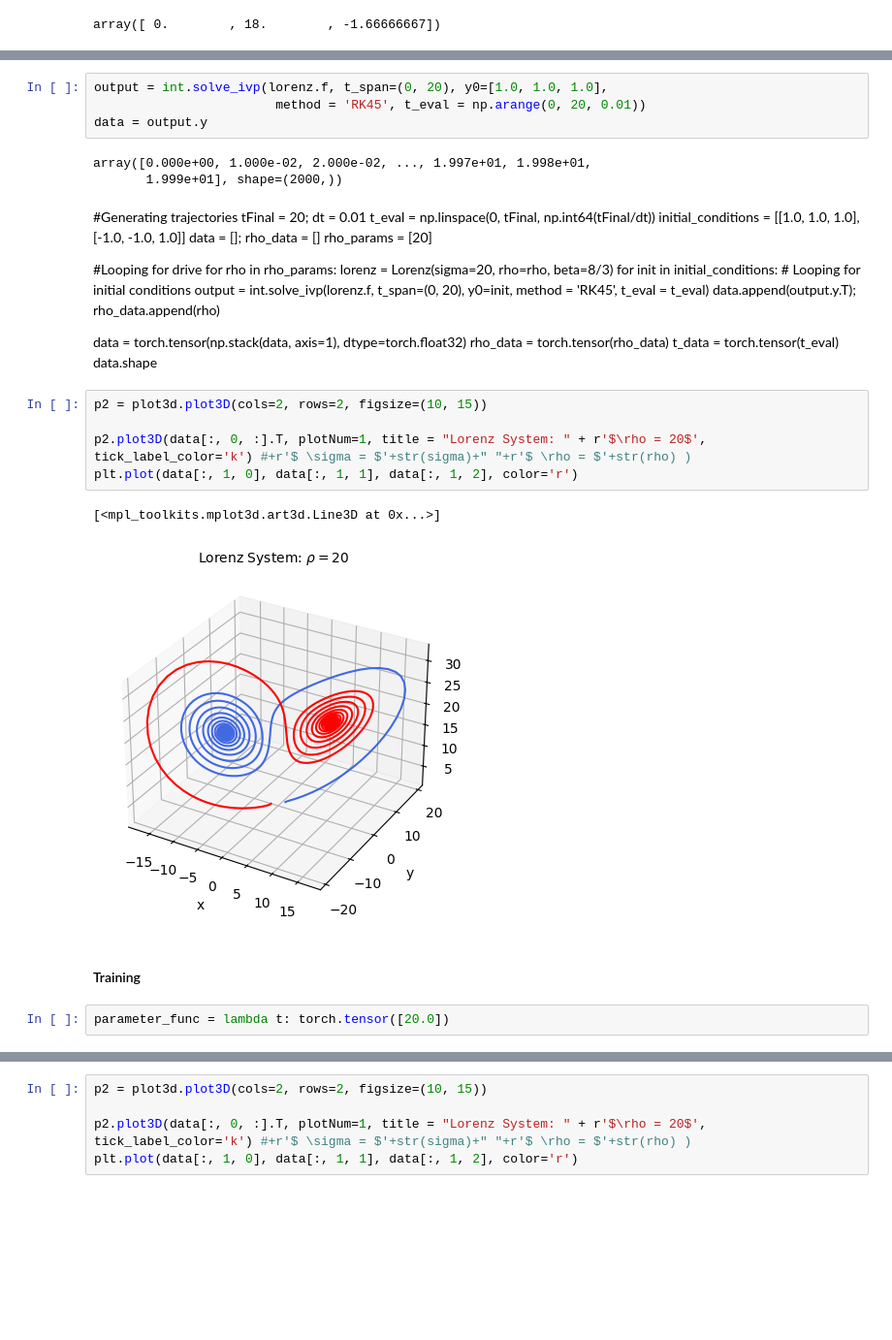
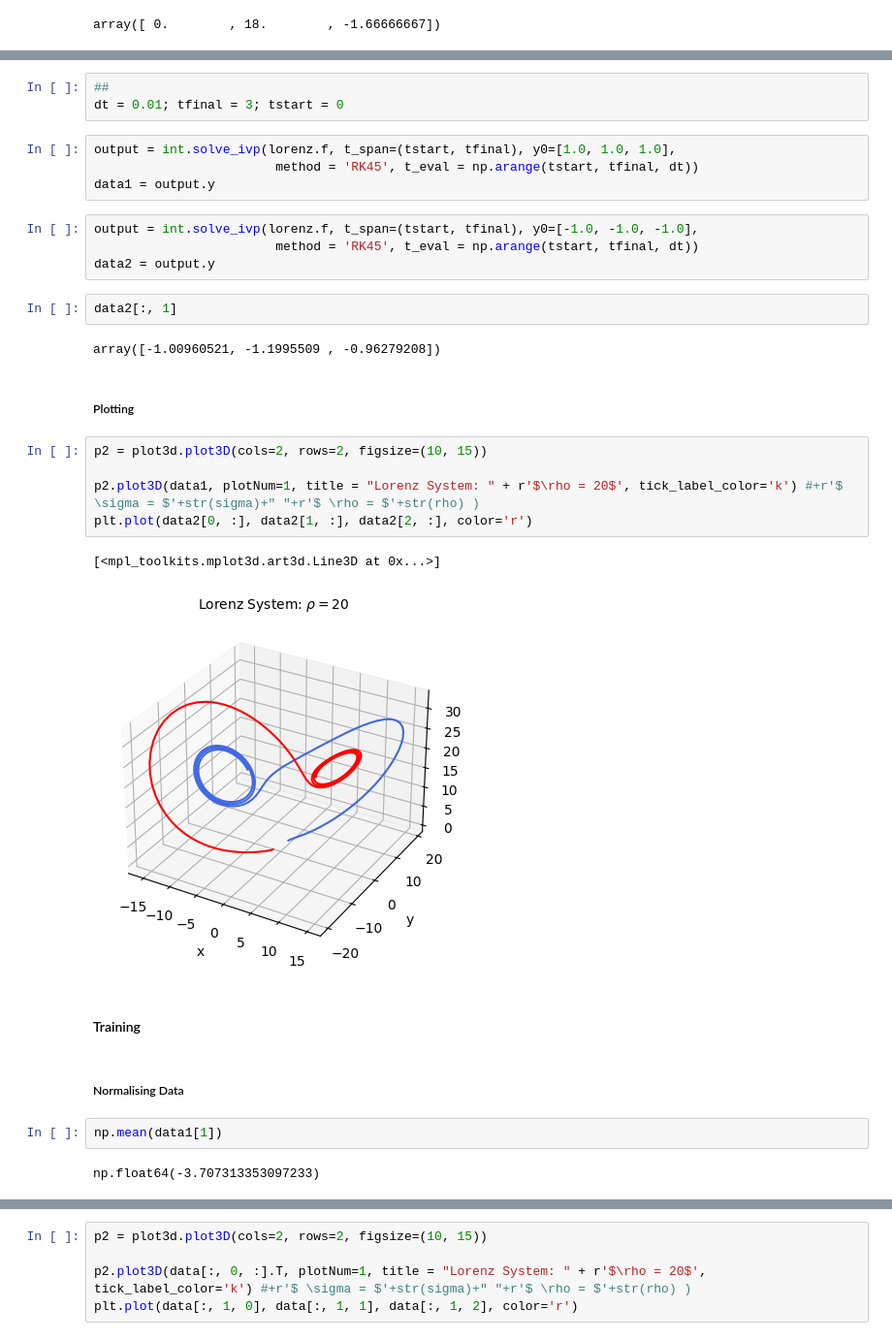
Before and after one commit to JPROSS18/JackRoss-PhD-Notes, a Jupyter notebook: Lorenz_Neural_ODE.ipynb, the cells around one changed output, grey strips where cells are left out. Shown: that part at 97% size. Saved outputs shown, nothing was run; the diff lists cells and outputs as text; blank space fills up the shorter version.

```diff
--- a/Lorenz_Neural_ODE.ipynb
+++ b/Lorenz_Neural_ODE.ipynb
@@ -122,39 +119,33 @@ array([ 0.        , 18.        , -1.66666667])
+# %%
+##
+dt = 0.01; tfinal = 3; tstart = 0
 # %%
-output = int.solve_ivp(lorenz.f, t_span=(0, 20), y0=[1.0, 1.0, 1.0],
-                        method = 'RK45', t_eval = np.arange(0, 20, 0.01))
-data = output.y
+output = int.solve_ivp(lorenz.f, t_span=(tstart, tfinal), y0=[1.0, 1.0, 1.0],
+                        method = 'RK45', t_eval = np.arange(tstart, tfinal, dt))
+data1 = output.y
-# %% [output]
-array([0.000e+00, 1.000e-02, 2.000e-02, ..., 1.997e+01, 1.998e+01,
-       1.999e+01], shape=(2000,))
-# %% [markdown]
-#Generating trajectories
-tFinal = 20; dt = 0.01
-t_eval = np.linspace(0, tFinal, np.int64(tFinal/dt))
-initial_conditions = [[1.0, 1.0, 1.0],[-1.0, -1.0, 1.0]]
-data = []; rho_data = []
-rho_params = [20]
-
-#Looping for drive
-for rho in rho_params:
-    lorenz = Lorenz(sigma=20, rho=rho, beta=8/3)
-    for init in initial_conditions: # Looping for initial conditions
-        output = int.solve_ivp(lorenz.f, t_span=(0, 20), y0=init,
-                        method = 'RK45', t_eval = t_eval)
-        data.append(output.y.T); rho_data.append(rho)
-
-data = torch.tensor(np.stack(data, axis=1), dtype=torch.float32)
-rho_data = torch.tensor(rho_data)
-t_data = torch.tensor(t_eval)
-data.shape
+# %%
+output = int.solve_ivp(lorenz.f, t_span=(tstart, tfinal), y0=[-1.0, -1.0, -1.0],
+                        method = 'RK45', t_eval = np.arange(tstart, tfinal, dt))
+data2 = output.y
+# %%
+data2[:, 1]
+# %% [output]
+array([-1.00960521, -1.1995509 , -0.96279208])
+# %% [markdown]
+##### Plotting
 # %%
 p2 = plot3d.plot3D(cols=2, rows=2, figsize=(10, 15))
 
-p2.plot3D(data[:, 0, :].T, plotNum=1, title = "Lorenz System: " + r'$\rho = 20$', tick_label_color='k') #+r'$ \sigma = $'+str(sigma)+" "+r'$ \rho = $'+str(rho) )
-plt.plot(data[:, 1, 0], data[:, 1, 1], data[:, 1, 2], color='r')
+p2.plot3D(data1, plotNum=1, title = "Lorenz System: " + r'$\rho = 20$', tick_label_color='k') #+r'$ \sigma = $'+str(sigma)+" "+r'$ \rho = $'+str(rho) )
+plt.plot(data2[0, :], data2[1, :], data2[2, :], color='r')
 # %% [output]
 [<mpl_toolkits.mplot3d.art3d.Line3D at 0x...>]
-[figure, old version]
+[figure, new version]
 # %% [markdown]
 #### Training
-# %%
-parameter_func = lambda t: torch.tensor([20.0])
+# %% [markdown]
+##### Normalising Data
+# %%
+np.mean(data1[1])
+# %% [output]
+np.float64(-3.707313353097233)
```
Also changed, not shown: parts of 43 cells of this notebook, 29 other files.
